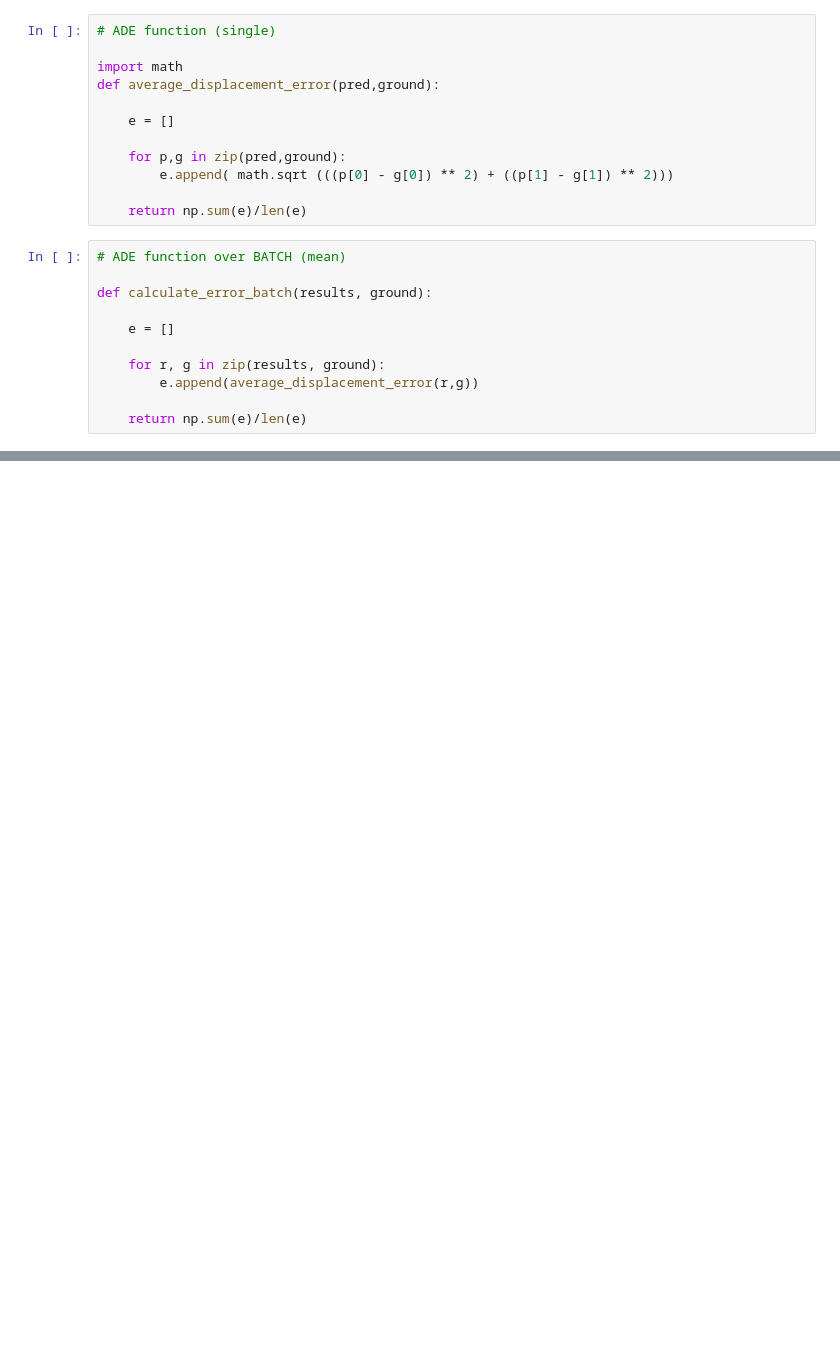
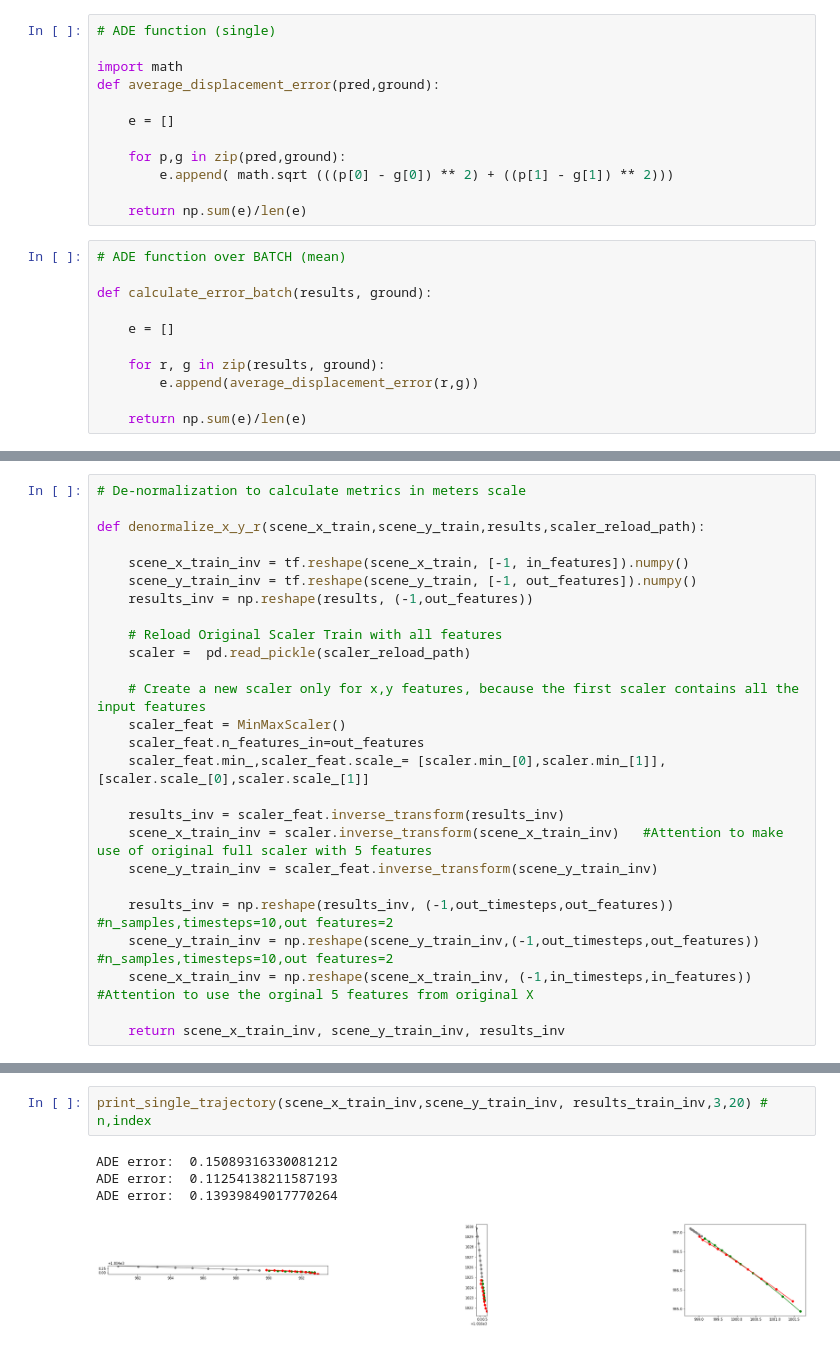
Before and after one commit to victorsergio/GNN-trajectory-prediction-2023, a Jupyter notebook: sac_baseline_model.ipynb, the cells around one changed output, grey strips where cells are left out. Drawn from its saved outputs; the diff is of its cells as text; blank space fills up the shorter version.

```diff
--- a/sac_baseline_model.ipynb
+++ b/sac_baseline_model.ipynb
@@ -904,0 +348,26 @@ print(treverse)
+# %%
+# De-normalization to calculate metrics in meters scale
+
+def denormalize_x_y_r(scene_x_train,scene_y_train,results,scaler_reload_path):
+
+    scene_x_train_inv = tf.reshape(scene_x_train, [-1, in_features]).numpy()
+    scene_y_train_inv = tf.reshape(scene_y_train, [-1, out_features]).numpy()
+    results_inv = np.reshape(results, (-1,out_features))
+
+    # Reload Original Scaler Train with all features
+    scaler =  pd.read_pickle(scaler_reload_path)
+
+    # Create a new scaler only for x,y features, because the first scaler contains all the input features
+    scaler_feat = MinMaxScaler()
+    scaler_feat.n_features_in=out_features
+    scaler_feat.min_,scaler_feat.scale_= [scaler.min_[0],scaler.min_[1]],[scaler.scale_[0],scaler.scale_[1]]
+
+    results_inv = scaler_feat.inverse_transform(results_inv)
+    scene_x_train_inv = scaler.inverse_transform(scene_x_train_inv)   #Attention to make use of original full scaler with 5 features
+    scene_y_train_inv = scaler_feat.inverse_transform(scene_y_train_inv)
+
+    results_inv = np.reshape(results_inv, (-1,out_timesteps,out_features)) #n_samples,timesteps=10,out features=2
+    scene_y_train_inv = np.reshape(scene_y_train_inv,(-1,out_timesteps,out_features)) #n_samples,timesteps=10,out features=2
+    scene_x_train_inv = np.reshape(scene_x_train_inv, (-1,in_timesteps,in_features))  #Attention to use the orginal 5 features from original X
+
+    return scene_x_train_inv, scene_y_train_inv, results_inv
@@ -904,0 +388,7 @@ print(treverse)
+# %%
+print_single_trajectory(scene_x_train_inv,scene_y_train_inv, results_train_inv,3,20) # n,index
+# %% [output]
+ADE error:  0.15089316330081212
+ADE error:  0.11254138211587193
+ADE error:  0.13939849017770264
+[figure, added]
```
Also changed, not shown: parts of 116 cells of this notebook.
